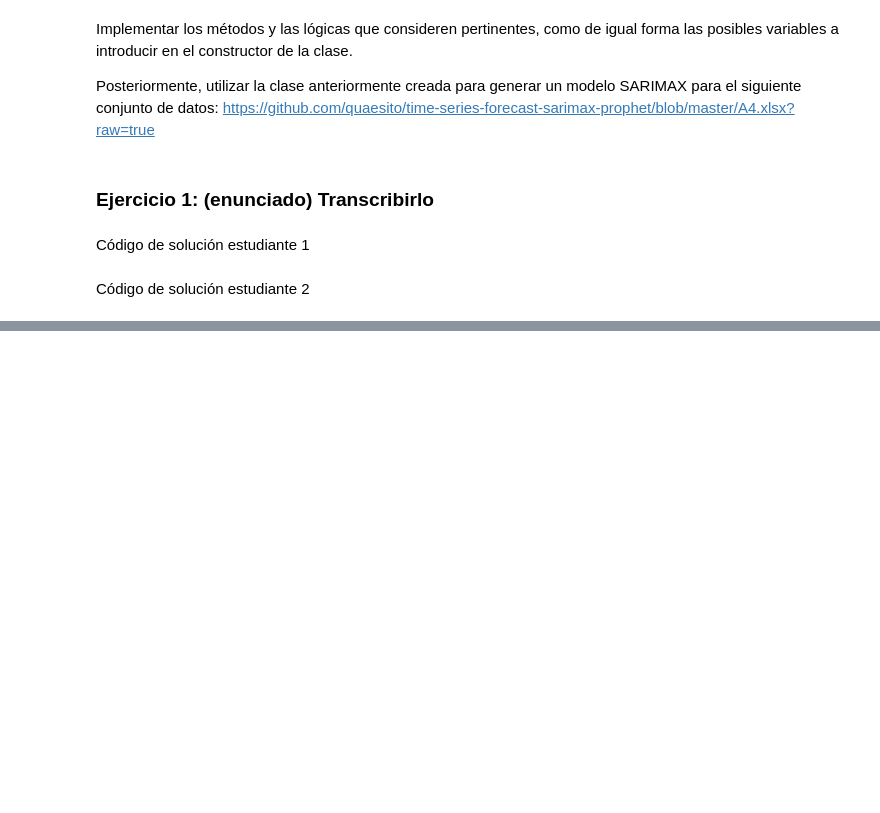
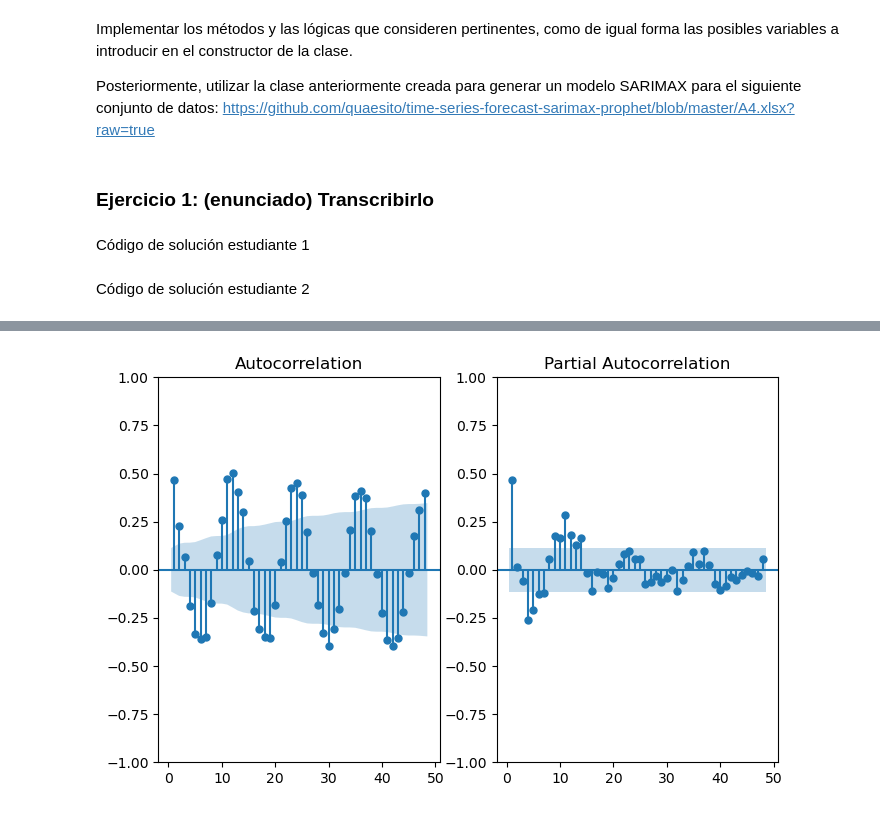
Before and after one commit to SergioDuenass/Tarea3_SDDUENAS_HCORNELAS, a Jupyter notebook: Tarea3.ipynb, the cells around one changed output, grey strips where cells are left out. Saved outputs shown, nothing was run; the diff lists cells and outputs as text; code cells hidden in the pictures; blank space fills up the shorter version.

```diff
--- a/Tarea3.ipynb
+++ b/Tarea3.ipynb
@@ -67,0 +379,4 @@ Código de solución estudiante 2
+# %%
+LF.plot_acf_pacf(kwargs={'lags': 48})
+# %% [output]
+[figure, added]
```
Also changed, not shown: parts of 22 cells of this notebook.
